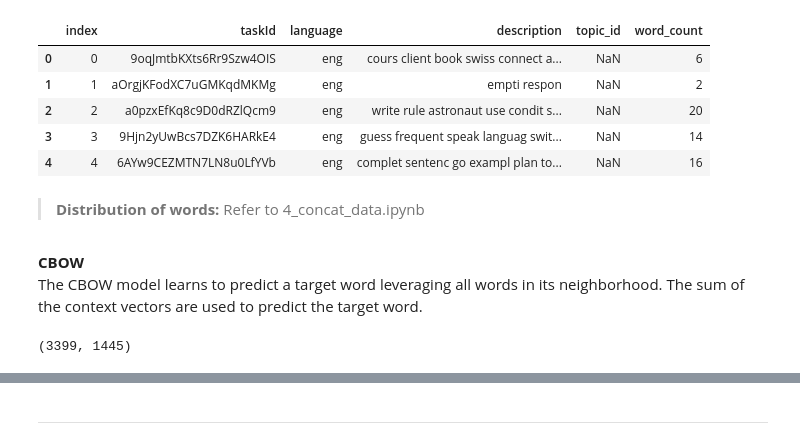
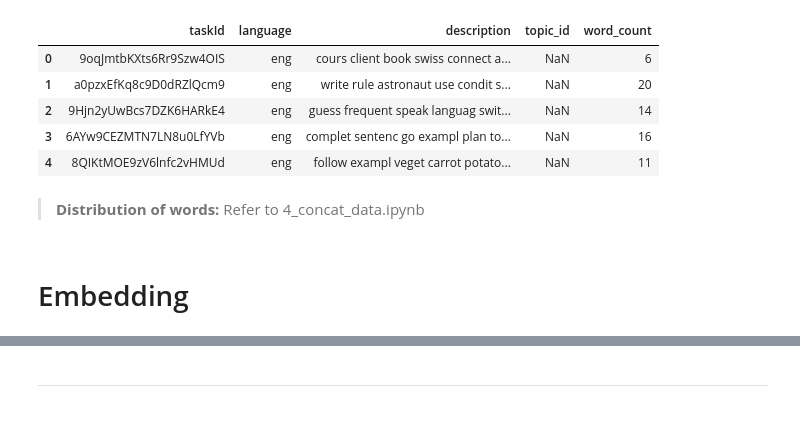
Before and after one commit to ghalifaten/master_thesis, a Jupyter notebook: 9_word_embedding.ipynb, the cells around one changed output, grey strips where cells are left out. Cells and saved outputs as stored; diff of their text form; code cells hidden in the pictures; blank space fills up the shorter version.

```diff
--- a/9_word_embedding.ipynb
+++ b/9_word_embedding.ipynb
@@ -7,19 +13,18 @@ from sklearn.feature_extraction.text import TfidfVectorizer
 # %%
 # Load data
 df = pd.read_csv("data/all_preprocessed_tasks_EN.csv")
-df = df.dropna(subset=["description"]).reset_index()
-data = df[df["word_count"] > 4]["description"].tolist() # removing test descriptions
+df = df.dropna(subset=["description"])
+df = df[df["word_count"] > 4] # removing test descriptions
+df.reset_index(inplace=True, drop=True)
+data = df["description"].tolist()
 sentences_tokens = [sentence.lower().split() for sentence in data]
 df.head()
 # %% [output]
-|  | index | taskId | language | description | topic_id | word_count |
-| 0 | 0 | 9oqJmtbKXts6Rr9Szw4OIS | eng | cours client book swiss connect a... | NaN | 6 |
-| 1 | 1 | aOrgjKFodXC7uGMKqdMKMg | eng | empti respon | NaN | 2 |
-| 2 | 2 | a0pzxEfKq8c9D0dRZlQcm9 | eng | write rule astronaut use condit s... | NaN | 20 |
-| 3 | 3 | 9Hjn2yUwBcs7DZK6HARkE4 | eng | guess frequent speak languag swit... | NaN | 14 |
-| 4 | 4 | 6AYw9CEZMTN7LN8u0LfYVb | eng | complet sentenc go exampl plan to... | NaN | 16 |
+|  | taskId | language | description | topic_id | word_count |
+| 0 | 9oqJmtbKXts6Rr9Szw4OIS | eng | cours client book swiss connect a... | NaN | 6 |
+| 1 | a0pzxEfKq8c9D0dRZlQcm9 | eng | write rule astronaut use condit s... | NaN | 20 |
+| 2 | 9Hjn2yUwBcs7DZK6HARkE4 | eng | guess frequent speak languag swit... | NaN | 14 |
+| 3 | 6AYw9CEZMTN7LN8u0LfYVb | eng | complet sentenc go exampl plan to... | NaN | 16 |
+| 4 | 8QIKtMOE9zV6lnfc2vHMUd | eng | follow exampl veget carrot potato... | NaN | 11 |
 # %% [markdown]
 > **Distribution of words:** Refer to 4_concat_data.ipynb
-# %% [markdown]
-**CBOW** <br>
-The CBOW model learns to predict a target word leveraging all words in its neighborhood. The sum of the context vectors are used to predict the target word.
@@ -33,12 +31,5 @@ cbow_model = Word2Vec(sentences=sentences_tokens, min_count=1, vector_size=100,
-# %%
-# Train model
-cbow_model.train(data, total_examples=len(data), epochs=1)
-
-word_vectors = cbow_model.wv.vectors
-# length of word_vectors is equal to the number of words in the bag of vocabulary
-len(word_vectors), len(data)
-# %% [output]
-(3399, 1445)
+# %% [markdown]
+# Embedding
 # %%
 # We compute the embedding of the entire sentence as the average of the embeddings of its words.
 # One of the problems of this approach is that it ignores the order of the words in the sentences.
```
Also changed, not shown: parts of 34 cells of this notebook.
